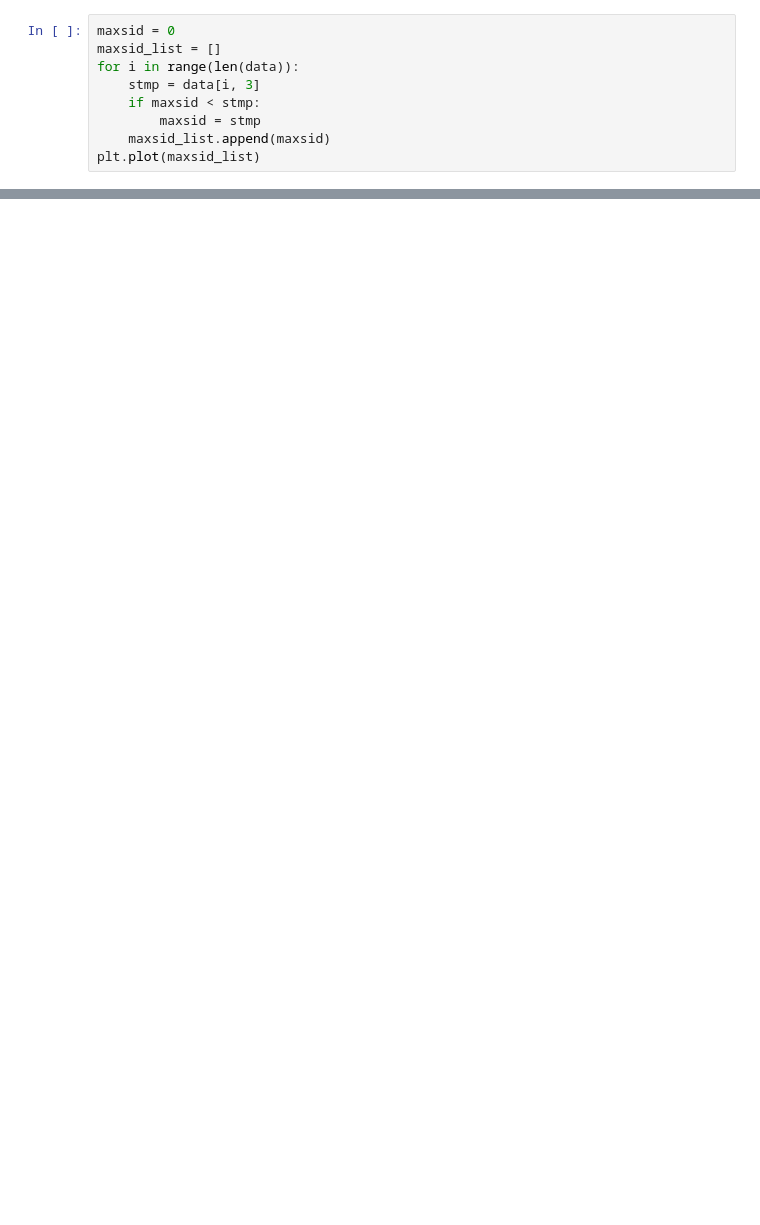
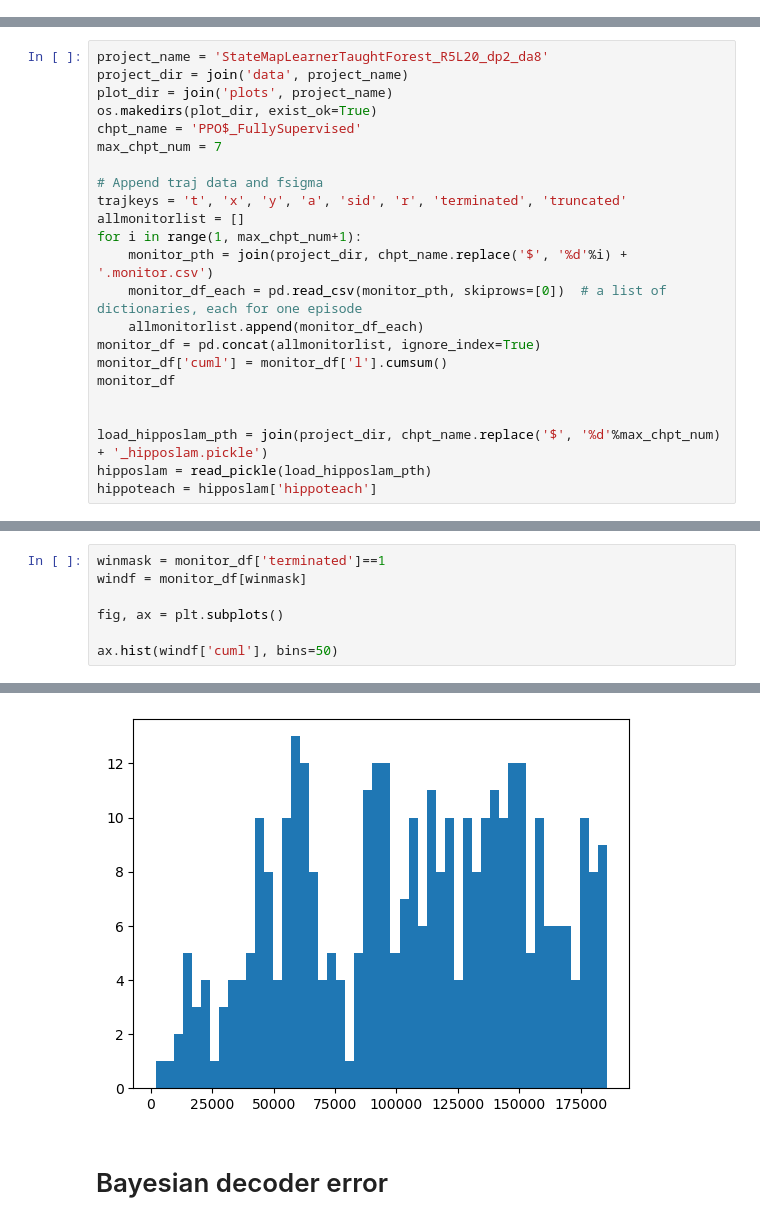
Before and after one commit to yyhhoi/HippoSLAM, a Jupyter notebook: controllers/hipposlam/StateMapper.ipynb, the cells around one changed output, grey strips where cells are left out. Cells and saved outputs as stored; diff of their text form; blank space fills up the shorter version.

```diff
--- a/controllers/hipposlam/StateMapper.ipynb
+++ b/controllers/hipposlam/StateMapper.ipynb
@@ -21,9 +0,0 @@ unis = np.unique(s)
-# %%
-maxsid = 0
-maxsid_list = []
-for i in range(len(data)):
-    stmp = data[i, 3]
-    if maxsid < stmp:
-        maxsid = stmp
-    maxsid_list.append(maxsid)
-plt.plot(maxsid_list)
@@ -78,0 +12,23 @@ for i in range(inds.shape[0]):
+# %%
+project_name = 'StateMapLearnerTaughtForest_R5L20_dp2_da8'
+project_dir = join('data', project_name)
+plot_dir = join('plots', project_name)
+os.makedirs(plot_dir, exist_ok=True)
+chpt_name = 'PPO$_FullySupervised'
+max_chpt_num = 7
+
+# Append traj data and fsigma
+trajkeys = 't', 'x', 'y', 'a', 'sid', 'r', 'terminated', 'truncated'
+allmonitorlist = []
+for i in range(1, max_chpt_num+1):
+    monitor_pth = join(project_dir, chpt_name.replace('$', '%d'%i) + '.monitor.csv')
+    monitor_df_each = pd.read_csv(monitor_pth, skiprows=[0])  # a list of dictionaries, each for one episode
+    allmonitorlist.append(monitor_df_each)
+monitor_df = pd.concat(allmonitorlist, ignore_index=True)
+monitor_df['cuml'] = monitor_df['l'].cumsum()
+monitor_df
+
+
+load_hipposlam_pth = join(project_dir, chpt_name.replace('$', '%d'%max_chpt_num) + '_hipposlam.pickle')
+hipposlam = read_pickle(load_hipposlam_pth)
+hippoteach = hipposlam['hippoteach']
@@ -78,0 +64,8 @@ for i in range(inds.shape[0]):
+# %%
+winmask = monitor_df['terminated']==1
+windf = monitor_df[winmask]
+
+fig, ax = plt.subplots()
+
+ax.hist(windf['cuml'], bins=50)
+# %% [output]
@@ -78,0 +86,3 @@ for i in range(inds.shape[0]):
+[figure, added]
+# %% [markdown]
+# Bayesian decoder error
```
Also changed, not shown: parts of 23 cells of this notebook, 4 other files.
